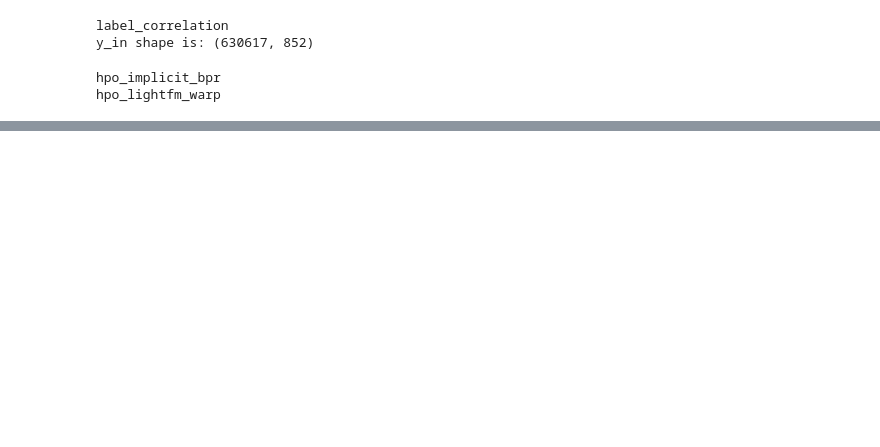
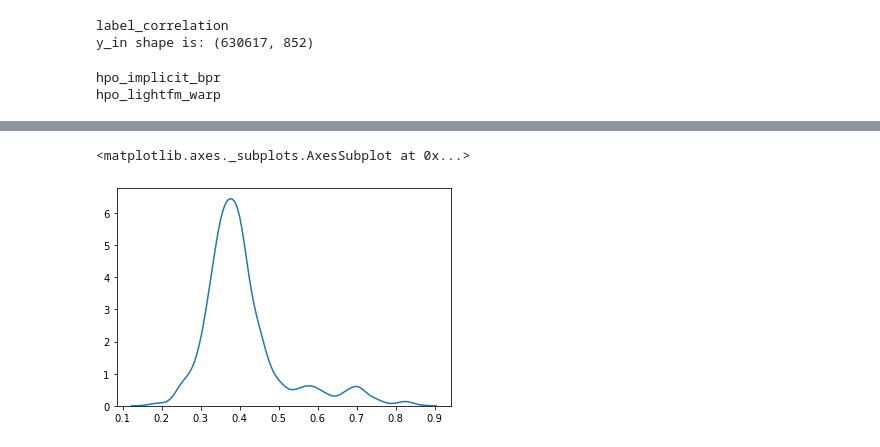
Before and after one commit to ljmartin/molrec, a Jupyter notebook: gpr55_prediction/predict_for_gpr55.ipynb, the cells around one changed output, grey strips where cells are left out. Drawn from its saved outputs; the diff is of its cells as text; code cells hidden in the pictures; blank space fills up the shorter version.

```diff
--- a/gpr55_prediction/predict_for_gpr55.ipynb
+++ b/gpr55_prediction/predict_for_gpr55.ipynb
@@ -65,0 +84,21 @@ interaction_matrix
+# %%
+allSmiles =pd.read_csv('../data/all_chemicals')
+
+predicted_smiles = allSmiles.iloc[~true_pos].iloc[ranked_indices[:1000]]['canonical_smiles']
+true_smiles = allSmiles.iloc[true_pos]['canonical_smiles']
+# %%
+predicted_mols = [Chem.MolFromSmiles(i) for i in list(predicted_smiles)]
+true_mols = [Chem.MolFromSmiles(i) for i in list(true_smiles)]
+# %%
+gen_mo = rdFingerprintGenerator.GetMorganGenerator(fpSize=1024, radius=2)
+predicted_fp = [gen_mo.GetFingerprint(mol) for mol in predicted_mols]
+true_fp = [gen_mo.GetFingerprint(mol) for mol in true_mols]
+# %%
+similarities = list()
+for m in predicted_fp:
+    similarities.append(max([DataStructs.TanimotoSimilarity(m, i) for i in true_fp]))
+# %%
+kdeplot(similarities)
+# %% [output]
+<matplotlib.axes._subplots.AxesSubplot at 0x...>
+[figure, added]
```
Also changed, not shown: parts of 13 cells of this notebook.
